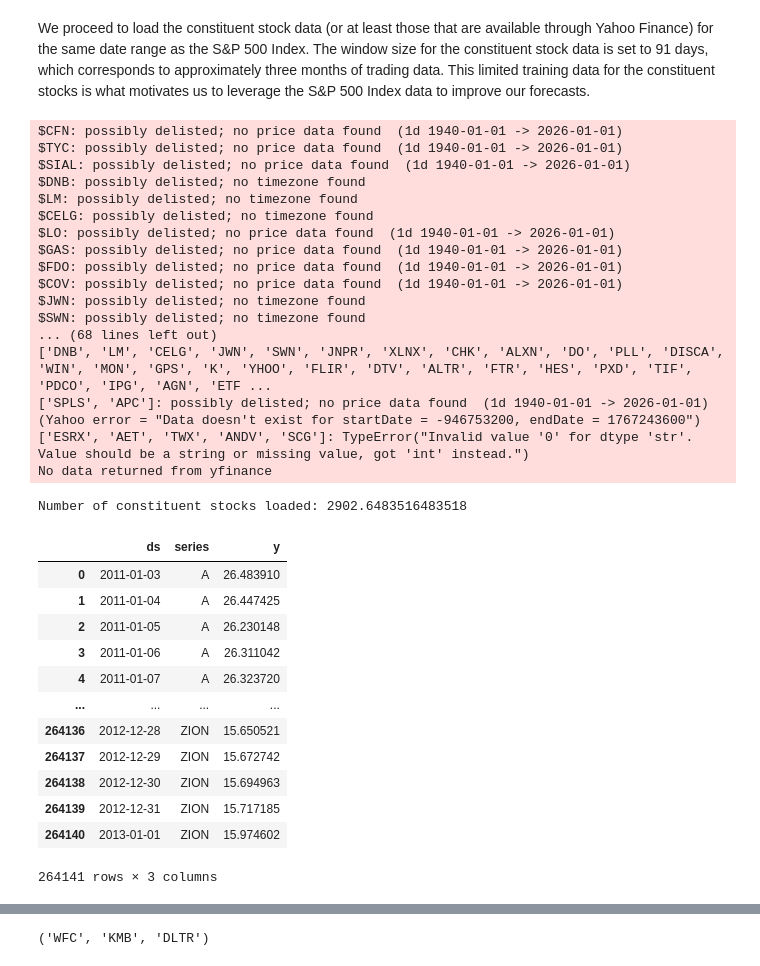
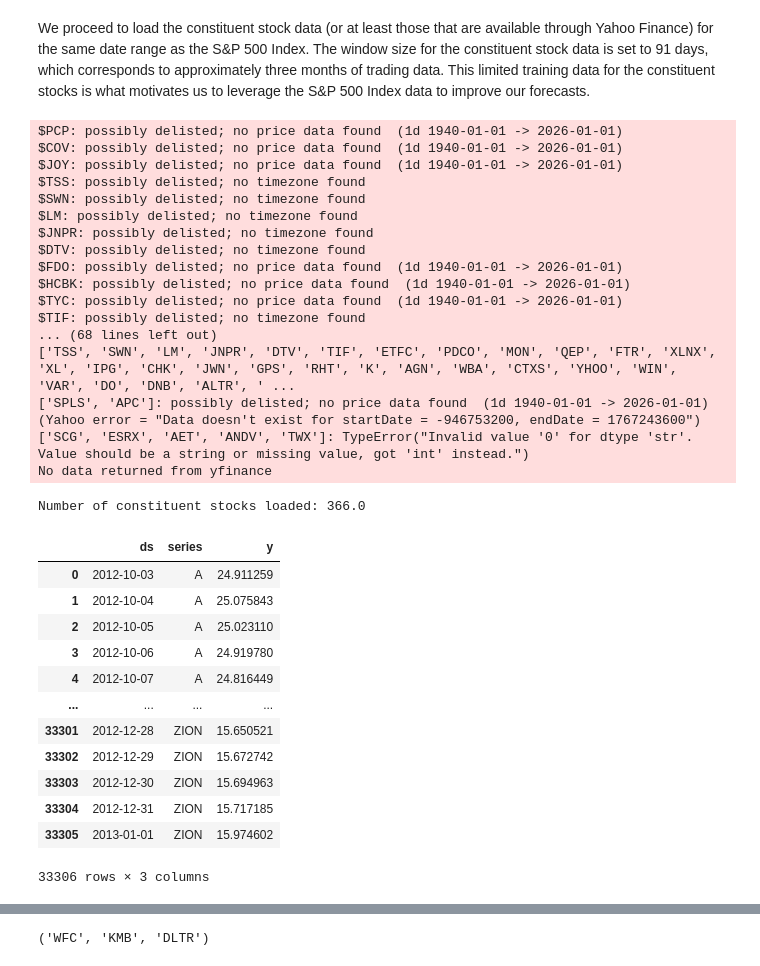
Before and after one commit to jovan-krajevski/vangja, a Jupyter notebook: docs/source/notebooks/02_case_stydy_stocks.ipynb, the cells around one changed output, grey strips where cells are left out. Saved outputs shown, nothing was run; the diff lists cells and outputs as text; code cells hidden in the pictures.

```diff
--- a/docs/source/notebooks/02_case_stydy_stocks.ipynb
+++ b/docs/source/notebooks/02_case_stydy_stocks.ipynb
@@ -93,43 +86,43 @@ We proceed to load the constituent stock data (or at least those that are availa
 # %%
 stocks_train, stocks_test = load_stock_data(
     tickers,
     split_date=SPLIT_DATE,
-    window_size=2 * 365,
+    window_size=91,
     horizon_size=365,
     cache_path=TICKERS_PATH,
     interpolate=True,
 )
 print(f"Number of constituent stocks loaded: {len(stocks_train) / 91}")
 stocks_train
 # %% [output]
-$CFN: possibly delisted; no price data found  (1d 1940-01-01 -> 2026-01-01)
+$PCP: possibly delisted; no price data found  (1d 1940-01-01 -> 2026-01-01)
+$COV: possibly delisted; no price data found  (1d 1940-01-01 -> 2026-01-01)
+$JOY: possibly delisted; no price data found  (1d 1940-01-01 -> 2026-01-01)
+$TSS: possibly delisted; no timezone found
+$SWN: possibly delisted; no timezone found
+$LM: possibly delisted; no timezone found
+$JNPR: possibly delisted; no timezone found
+$DTV: possibly delisted; no timezone found
+$FDO: possibly delisted; no price data found  (1d 1940-01-01 -> 2026-01-01)
+$HCBK: possibly delisted; no price data found  (1d 1940-01-01 -> 2026-01-01)
 $TYC: possibly delisted; no price data found  (1d 1940-01-01 -> 2026-01-01)
-$SIAL: possibly delisted; no price data found  (1d 1940-01-01 -> 2026-01-01)
-$DNB: possibly delisted; no timezone found
-$LM: possibly delisted; no timezone found
-$CELG: possibly delisted; no timezone found
-$LO: possibly delisted; no price data found  (1d 1940-01-01 -> 2026-01-01)
-$GAS: possibly delisted; no price data found  (1d 1940-01-01 -> 2026-01-01)
-$FDO: possibly delisted; no price data found  (1d 1940-01-01 -> 2026-01-01)
-$COV: possibly delisted; no price data found  (1d 1940-01-01 -> 2026-01-01)
-$JWN: possibly delisted; no timezone found
-$SWN: possibly delisted; no timezone found
+$TIF: possibly delisted; no timezone found
 ... (68 lines left out)
-['DNB', 'LM', 'CELG', 'JWN', 'SWN', 'JNPR', 'XLNX', 'CHK', 'ALXN', 'DO', 'PLL', 'DISCA', 'WIN', 'MON', 'GPS', 'K', 'YHOO', 'FLIR', 'DTV', 'ALTR', 'FTR', 'HES', 'PXD', 'TIF', 'PDCO', 'IPG', 'AGN', 'ETF ...
+['TSS', 'SWN', 'LM', 'JNPR', 'DTV', 'TIF', 'ETFC', 'PDCO', 'MON', 'QEP', 'FTR', 'XLNX', 'XL', 'IPG', 'CHK', 'JWN', 'GPS', 'RHT', 'K', 'AGN', 'WBA', 'CTXS', 'YHOO', 'WIN', 'VAR', 'DO', 'DNB', 'ALTR', ' ...
 ['SPLS', 'APC']: possibly delisted; no price data found  (1d 1940-01-01 -> 2026-01-01) (Yahoo error = "Data doesn't exist for startDate = -946753200, endDate = 1767243600")
-['ESRX', 'AET', 'TWX', 'ANDV', 'SCG']: TypeError("Invalid value '0' for dtype 'str'. Value should be a string or missing value, got 'int' instead.")
+['SCG', 'ESRX', 'AET', 'ANDV', 'TWX']: TypeError("Invalid value '0' for dtype 'str'. Value should be a string or missing value, got 'int' instead.")
 No data returned from yfinance
-Number of constituent stocks loaded: 2902.6483516483518
+Number of constituent stocks loaded: 366.0
 |  | ds | series | y |
-| 0 | 2011-01-03 | A | 26.483910 |
-| 1 | 2011-01-04 | A | 26.447425 |
-| 2 | 2011-01-05 | A | 26.230148 |
-| 3 | 2011-01-06 | A | 26.311042 |
-| 4 | 2011-01-07 | A | 26.323720 |
+| 0 | 2012-10-03 | A | 24.911259 |
+| 1 | 2012-10-04 | A | 25.075843 |
+| 2 | 2012-10-05 | A | 25.023110 |
+| 3 | 2012-10-06 | A | 24.919780 |
+| 4 | 2012-10-07 | A | 24.816449 |
 | ... | ... | ... | ... |
-| 264136 | 2012-12-28 | ZION | 15.650521 |
-| 264137 | 2012-12-29 | ZION | 15.672742 |
-| 264138 | 2012-12-30 | ZION | 15.694963 |
-| 264139 | 2012-12-31 | ZION | 15.717185 |
-| 264140 | 2013-01-01 | ZION | 15.974602 |
+| 33301 | 2012-12-28 | ZION | 15.650521 |
+| 33302 | 2012-12-29 | ZION | 15.672742 |
+| 33303 | 2012-12-30 | ZION | 15.694963 |
+| 33304 | 2012-12-31 | ZION | 15.717185 |
+| 33305 | 2013-01-01 | ZION | 15.974602 |
-264141 rows × 3 columns
+33306 rows × 3 columns
```
Also changed, not shown: parts of 13 cells of this notebook.
